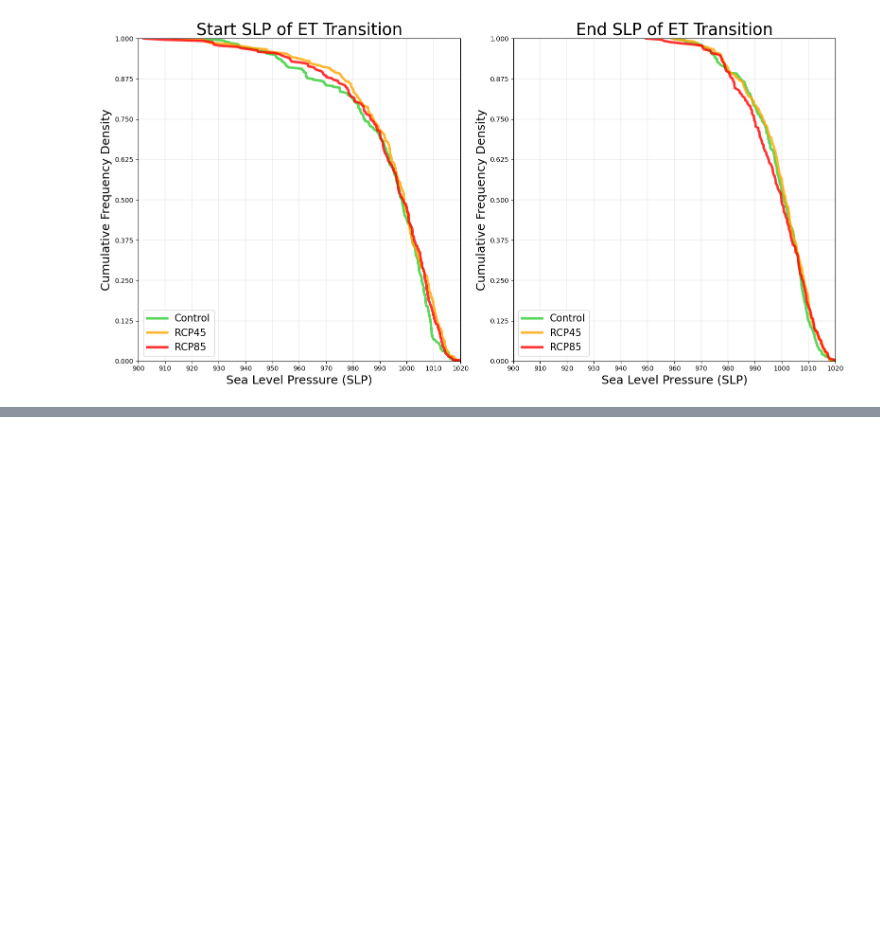
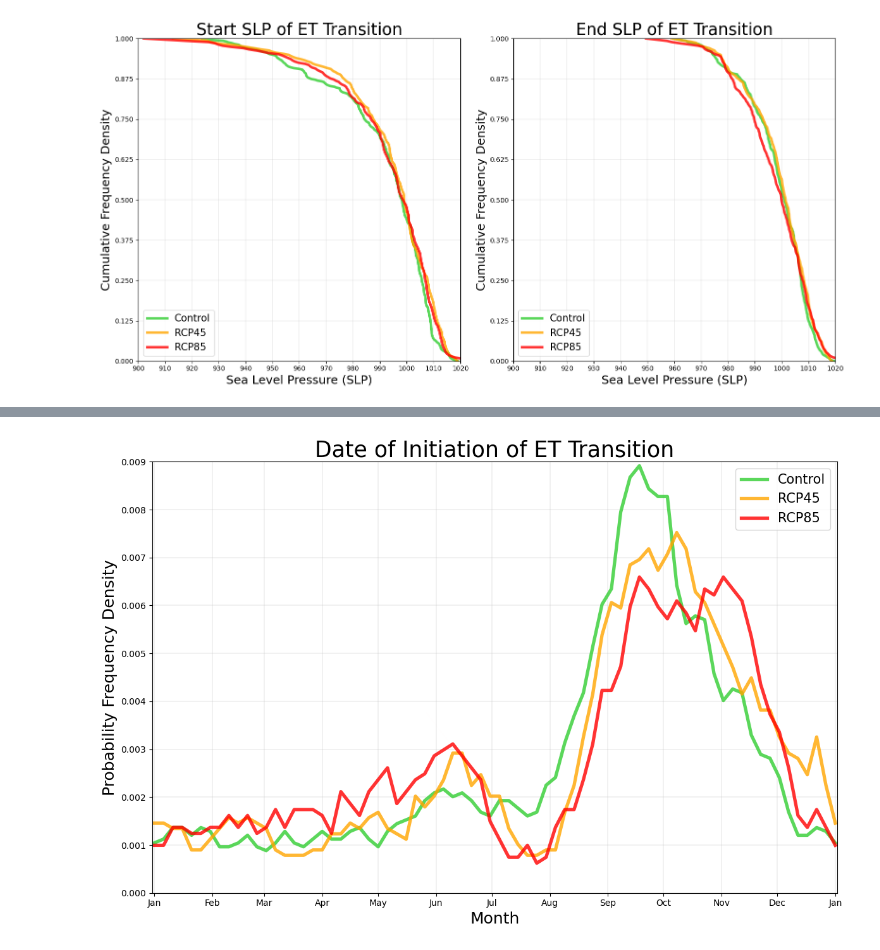
Before and after one commit to Luigi728/Penn_State_Research, a Jupyter notebook: RCP_Analysis_V3.4.ipynb, the cells around one changed output, grey strips where cells are left out. Drawn from its saved outputs; the diff is of its cells as text; code cells hidden in the pictures; blank space fills up the shorter version.

```diff
--- a/RCP_Analysis_V3.4.ipynb
+++ b/RCP_Analysis_V3.4.ipynb
@@ -972,0 +583,11 @@ TypeError: ET_Cum_Freq_Plot() takes 5 positional arguments but 6 were given
+# %%
+# Function For Creating Cumulative Distribution With No Smoothing
+def Cum_Dist_Raw(Array, Var):
+    Array = Array[Array > -728]
+    if Var == "Start Lat" or Var == "End Lat" or Var == "Days":
+        Sorted = numpy.sort(Array)
+    else:
+        Sorted = numpy.sort(Array)[::-1]
+    Len = len(Sorted)
+    Density = numpy.arange(0,1.0001,1/(Len-1))
+    return (Sorted, Density)
@@ -972,0 +689,24 @@ TypeError: ET_Cum_Freq_Plot() takes 5 positional arguments but 6 were given
+# %%
+# Create Function to Plot ET Probability Distributions
+def ET_Prob_Dist_Plot_Raw(Fig, ET_DF_1, ET_DF_2, ET_DF_3, Var):
+    Axis = Fig.add_subplot(1,1,1)
+#
+# Apply Probability Distribution Function
+    Values_1, Density_1 = Prob_Dist_Raw(ET_DF_1, Var)
+    Values_2, Density_2 = Prob_Dist_Raw(ET_DF_2, Var)
+    Values_3, Density_3 = Prob_Dist_Raw(ET_DF_3, Var)
+#
+# Plotting
+    Axis.plot(Values_1, Density_1, color='limegreen', linewidth=3.8, label='Control', alpha=0.8)
+    Axis.plot(Values_2, Density_2, color='orange', linewidth=3.8, label='RCP45', alpha=0.8)
+    Axis.plot(Values_3, Density_3, color='red', linewidth=3.8, label='RCP85', alpha=0.8)
+##
+# Formatting Based on Variable
+    Prob_Dist_Formatting(Values_1, Values_2, Values_3, Density_1, Density_2, Density_3, Var)
+    Gridline = Axis.grid(linewidth=0.3, color='silver', linestyle='-')
+# %%
+Fig = pyplot.figure(figsize=(12,8))
+ET_Prob_Dist_Plot_Raw(Fig, Control_ET_Days, RCP45_ET_Days, RCP85_ET_Days, "Days")
+pyplot.tight_layout()
+# %% [output]
+[figure, added]
```
Also changed, not shown: parts of 96 cells of this notebook, 2 other files.
